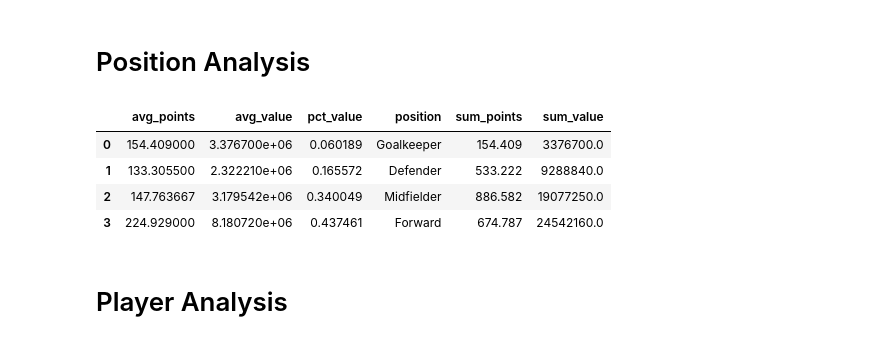
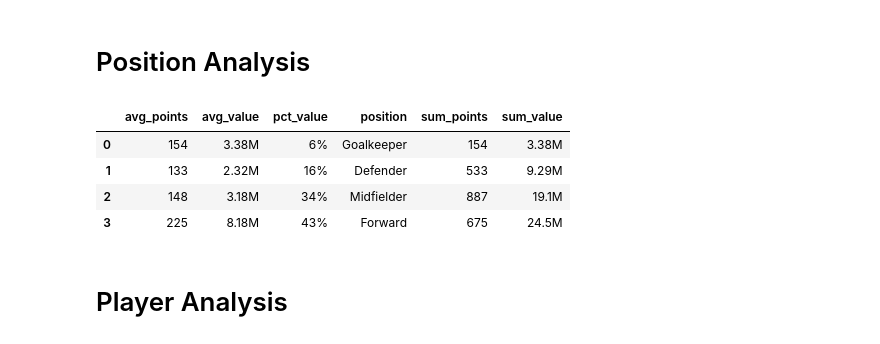
Before and after one commit to SergioLlana/fantasy-football-analysis, a Jupyter notebook: analysis/Fantasy Football Analysis.ipynb, the cells around one changed output. Cells and saved outputs as stored; diff of their text form; code cells hidden in the pictures.

```diff
--- a/analysis/Fantasy Football Analysis.ipynb
+++ b/analysis/Fantasy Football Analysis.ipynb
@@ -10,9 +7,18 @@ import numpy as np
 import ast
 
 
-biwenger = pd.read_csv("../data/biwenger.csv", index_col=[0])
-biwenger["value"] = biwenger.value.str.replace(',', '').astype(int)
-lineups = pd.read_csv("../data/lineups.csv", sep=";", index_col=[0])
+def human_format(num):
+    num = float('{:.3g}'.format(num))
+    magnitude = 0
+    while abs(num) >= 1000:
+        magnitude += 1
+        num /= 1000.0
+    return '{}{}'.format('{:f}'.format(num).rstrip('0').rstrip('.'), ['', 'K', 'M', 'B', 'T'][magnitude])
+
+
+biwenger = pd.read_csv("../data/players.csv", index_col=[0])
+lineups = pd.read_csv("../data/lineups_base.csv", sep=";", index_col=[0])
+
 positions = ["Goalkeeper", "Defender", "Midfielder", "Forward"]
 # %%
 th_props = [
@@ -72,34 +80,34 @@ def bubble_chart(players, position):
 # %%
 position_stats = []
 for position in positions:
     # Points average and sum
     str_points = lineups["{0}_points".format(position.lower())]
     point_sum = str_points.apply(ast.literal_eval).apply(np.sum).mean()
     point_avg = str_points.apply(ast.literal_eval).apply(np.mean).mean()
 
     # Value average and sum
     str_value = lineups["{0}_values".format(position.lower())]
     value_sum = str_value.apply(ast.literal_eval).apply(np.sum).mean()
     value_avg = str_value.apply(ast.literal_eval).apply(np.mean).mean()
     value_pct = value_sum/lineups["total_value"]
 
     position_stats.append({
         "position": position,
-        "sum_points": point_sum,
-        "avg_points": point_avg,
-        "sum_value": value_sum,
-        "avg_value": value_avg,
-        "pct_value": value_pct.mean()
+        "sum_points": human_format(point_sum),
+        "avg_points": human_format(point_avg),
+        "sum_value": human_format(value_sum),
+        "avg_value": human_format(value_avg),
+        "pct_value": "{0}%".format(int(value_pct.mean()*100))
     })
 
 position_stats = pd.DataFrame(position_stats)
 position_stats
 # %% [output]
 |  | avg_points | avg_value | pct_value | position | sum_points | sum_value |
-| 0 | 154.409000 | 3.376700e+06 | 0.060189 | Goalkeeper | 154.409 | 3376700.0 |
-| 1 | 133.305500 | 2.322210e+06 | 0.165572 | Defender | 533.222 | 9288840.0 |
-| 2 | 147.763667 | 3.179542e+06 | 0.340049 | Midfielder | 886.582 | 19077250.0 |
-| 3 | 224.929000 | 8.180720e+06 | 0.437461 | Forward | 674.787 | 24542160.0 |
+| 0 | 154 | 3.38M | 6% | Goalkeeper | 154 | 3.38M |
+| 1 | 133 | 2.32M | 16% | Defender | 533 | 9.29M |
+| 2 | 148 | 3.18M | 34% | Midfielder | 887 | 19.1M |
+| 3 | 225 | 8.18M | 43% | Forward | 675 | 24.5M |
 # %% [markdown]
 # Player Analysis
 # %%
```
Also changed, not shown: parts of 10 cells of this notebook, 25 other files.
